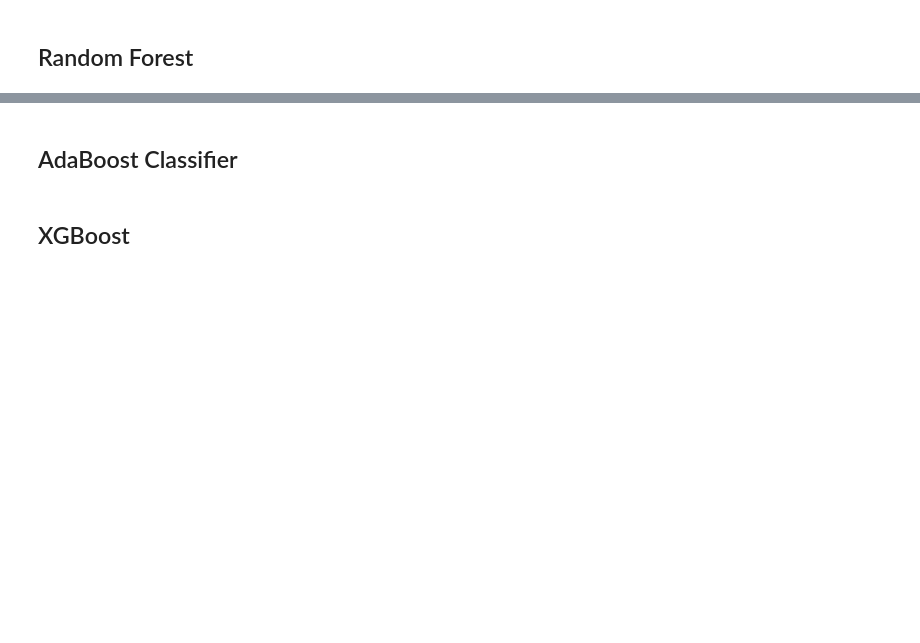
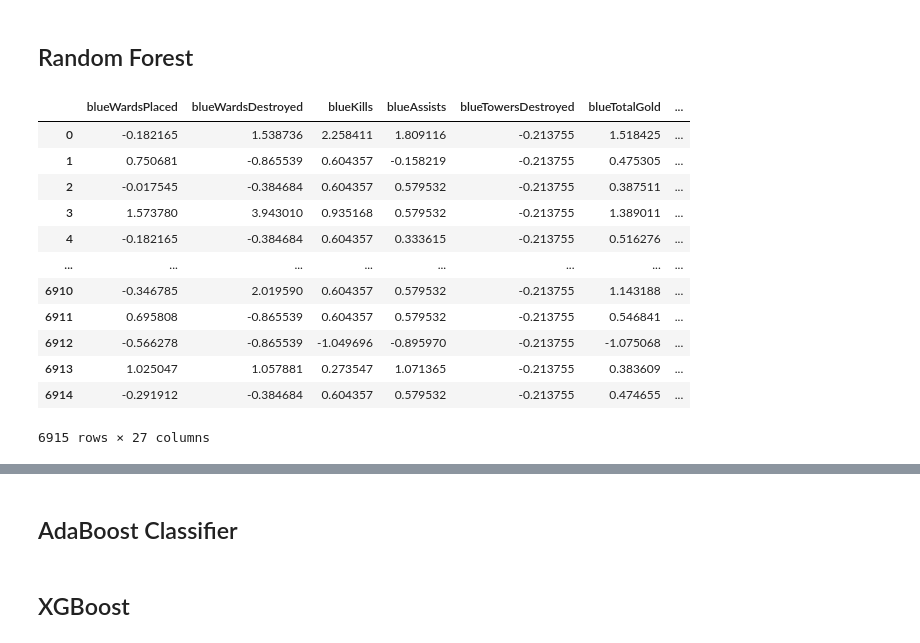
Before and after one commit to Drymander/League-of-Legends-Victory-Classification, a Jupyter notebook: index_OSEMN_plus_mvp.ipynb, the cells around one changed output, grey strips where cells are left out. Cells and saved outputs as stored; diff of their text form; code cells hidden in the pictures; blank space fills up the shorter version.

```diff
--- a/index_OSEMN_plus_mvp.ipynb
+++ b/index_OSEMN_plus_mvp.ipynb
@@ -1198 +1227,17 @@ evaluate_grid(gridsearch,X_test,y_test,X_train=X_train,y_train=y_train)
+# %%
+X_train
+# %% [output]
+|  | blueWardsPlaced | blueWardsDestroyed | blueKills | blueAssists | blueTowersDestroyed | blueTotalGold | ... |
+| 0 | -0.182165 | 1.538736 | 2.258411 | 1.809116 | -0.213755 | 1.518425 | ... |
+| 1 | 0.750681 | -0.865539 | 0.604357 | -0.158219 | -0.213755 | 0.475305 | ... |
+| 2 | -0.017545 | -0.384684 | 0.604357 | 0.579532 | -0.213755 | 0.387511 | ... |
+| 3 | 1.573780 | 3.943010 | 0.935168 | 0.579532 | -0.213755 | 1.389011 | ... |
+| 4 | -0.182165 | -0.384684 | 0.604357 | 0.333615 | -0.213755 | 0.516276 | ... |
+| ... | ... | ... | ... | ... | ... | ... | ... |
+| 6910 | -0.346785 | 2.019590 | 0.604357 | 0.579532 | -0.213755 | 1.143188 | ... |
+| 6911 | 0.695808 | -0.865539 | 0.604357 | 0.579532 | -0.213755 | 0.546841 | ... |
+| 6912 | -0.566278 | -0.865539 | -1.049696 | -0.895970 | -0.213755 | -1.075068 | ... |
+| 6913 | 1.025047 | 1.057881 | 0.273547 | 1.071365 | -0.213755 | 0.383609 | ... |
+| 6914 | -0.291912 | -0.384684 | 0.604357 | 0.579532 | -0.213755 | 0.474655 | ... |
+6915 rows × 27 columns
 # %%
```
Also changed, not shown: parts of 87 cells of this notebook.
